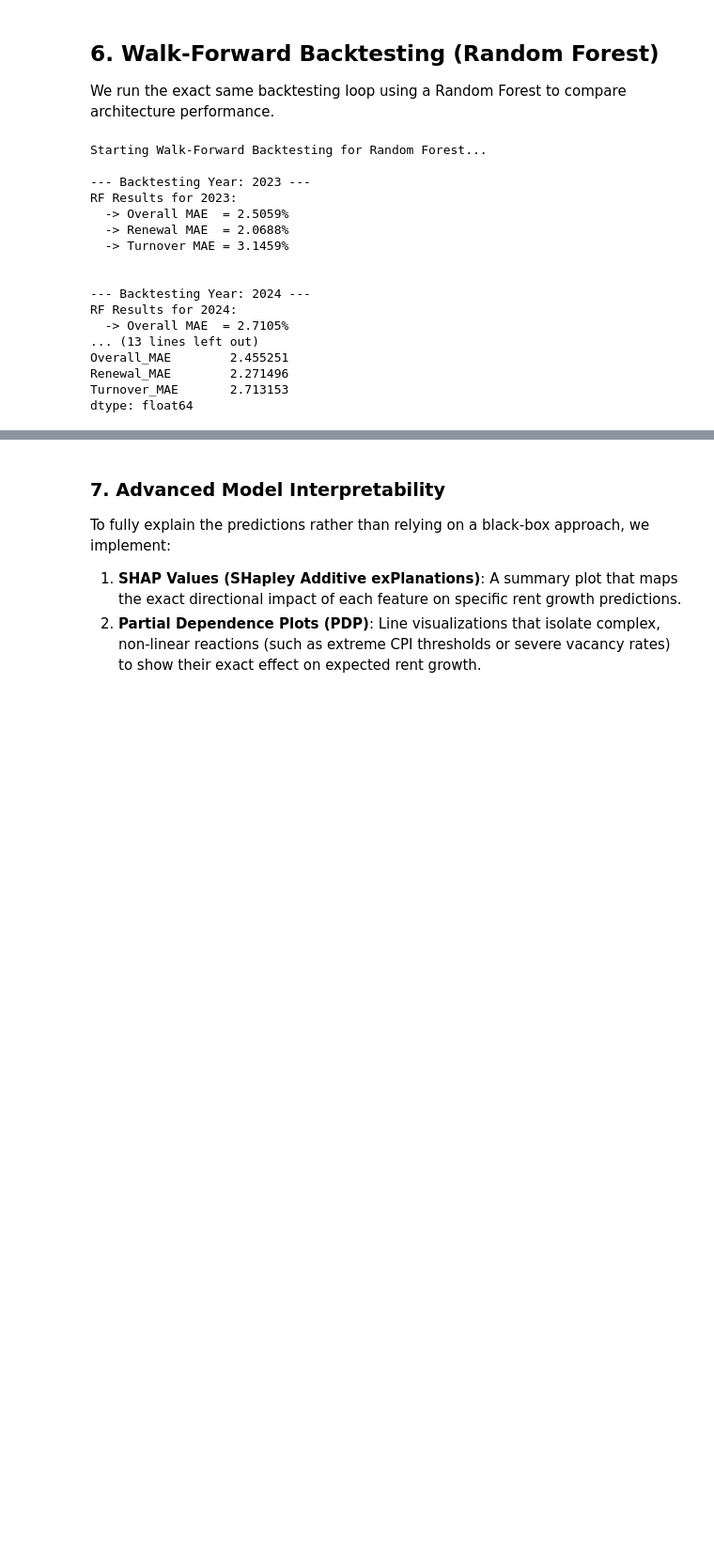
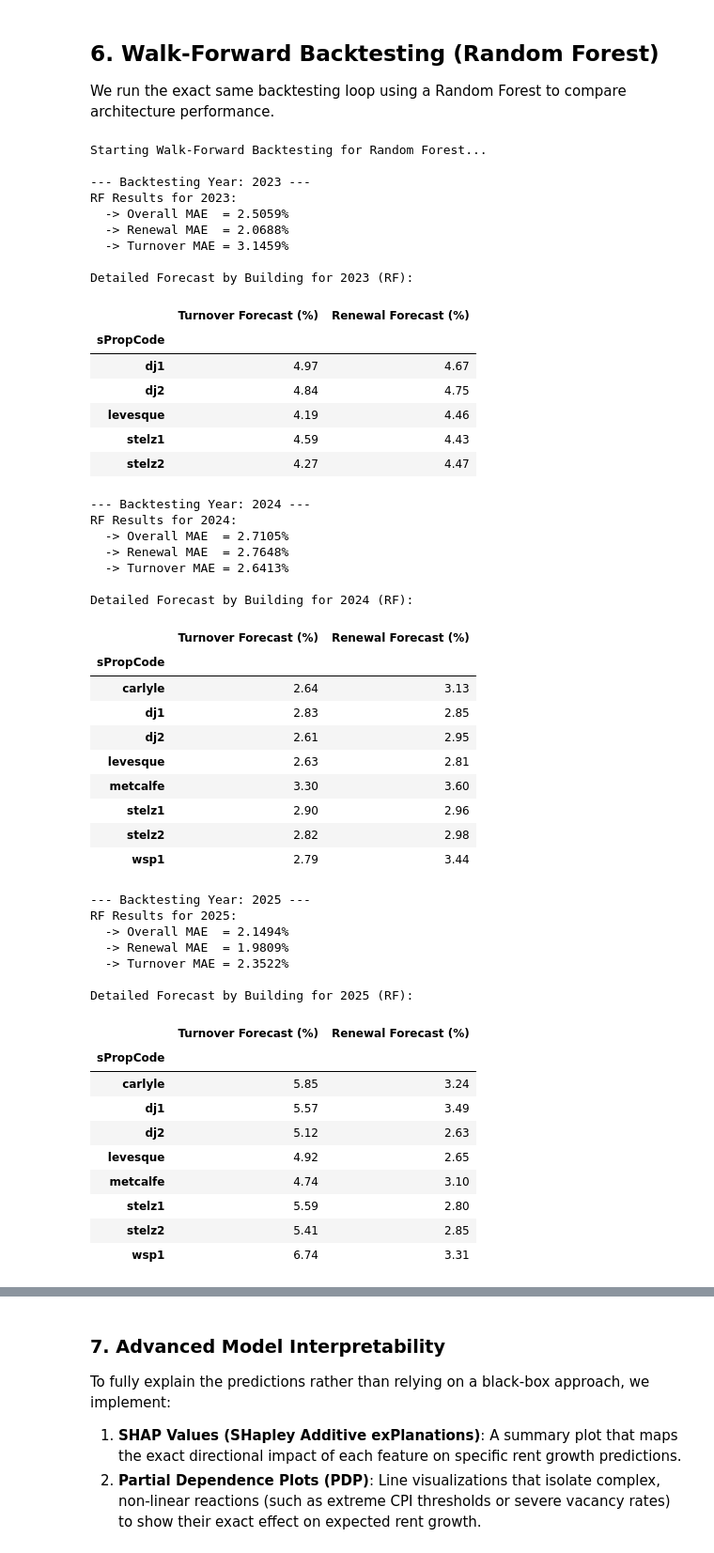
Before and after one commit to Frigonf1/codeml_jadco, a Jupyter notebook: xgboost_backtesting.ipynb, the cells around one changed output, grey strips where cells are left out. Shown at 94% size. Cells and saved outputs as stored; diff of their text form; code cells hidden in the pictures; blank space fills up the shorter version.

```diff
--- a/xgboost_backtesting.ipynb
+++ b/xgboost_backtesting.ipynb
@@ -393,6 +466,26 @@ dtype: float64
 
 We run the exact same backtesting loop using a Random Forest to compare architecture performance.
 # %%
+
+def apply_regulatory_cap(row, target_year):
+    # Turnovers are completely exempt from rent control (landlord can set open market price)
+    if row['sRenewal'] == 0:
+        return row['Predicted_Growth']
+
+    prop = str(row['sPropCode']).lower()
+
+    # 1. New Construction Exemptions (Both QC and ON)
+    # The Met (metcalfe) is in Ontario and built post-2018 -> Permanently Exempt
+    # Carlyle, stelz3, wsp1 (Westpark) are in Quebec and < 5 years old -> Exempt under Clause F
+    exempt_buildings = ['metcalfe', 'carlyle', 'stelz3', 'wsp1']
+    if prop in exempt_buildings:
+        return row['Predicted_Growth']
+
+    # 2. Quebec Rent Control (TAL)
+    # Older buildings (Levesque, dj1, dj2, stelz1, stelz2) are subject to strict TAL caps
+    tal_cap = 4.0
+    return min(row['Predicted_Growth'], tal_cap)
+
 from sklearn.ensemble import RandomForestRegressor
 
 print("Starting Walk-Forward Backtesting for Random Forest...")
@@ -434,39 +527,81 @@ for year in target_years:
     renewal_mask = X_test['sRenewal'] == 1
     turnover_mask = X_test['sRenewal'] == 0
 
     mae_renewal = mean_absolute_error(y_test[renewal_mask], preds[renewal_mask]) if renewal_mask.sum() > 0 else np.nan
     mae_turnover = mean_absolute_error(y_test[turnover_mask], preds[turnover_mask]) if turnover_mask.sum() > 0 else np.nan
 
     print(f"RF Results for {year}:")
     print(f"  -> Overall MAE  = {mae_overall:.4f}%")
     print(f"  -> Renewal MAE  = {mae_renewal:.4f}%")
     print(f"  -> Turnover MAE = {mae_turnover:.4f}%\n")
 
     rf_results.append({
         'Year': year,
         'Overall_MAE': mae_overall,
         'Renewal_MAE': mae_renewal,
         'Turnover_MAE': mae_turnover
     })
 
+    test_bldg_data = bldg_df.loc[X_test.index].copy()
+    test_bldg_data['Predicted_Growth'] = preds
+
+    print(f"Detailed Forecast by Building for {year} (RF):")
+    detailed_forecast = test_bldg_data.groupby(['sPropCode', 'sRenewal'])['Predicted_Growth'].mean().unstack().round(2)
+    detailed_forecast.columns = ['Turnover Forecast (%)', 'Renewal Forecast (%)']
+    display(detailed_forecast)
+
+
 res_df_rf = pd.DataFrame(rf_results)
 print("\n--- Average Out-of-Sample Performance (Random Forest) ---")
 print(res_df_rf.mean(numeric_only=True))
 # %% [output]
 Starting Walk-Forward Backtesting for Random Forest...
 
 --- Backtesting Year: 2023 ---
 RF Results for 2023:
   -> Overall MAE  = 2.5059%
   -> Renewal MAE  = 2.0688%
   -> Turnover MAE = 3.1459%
 
-
---- Backtesting Year: 2024 ---
-RF Results for 2024:
-  -> Overall MAE  = 2.7105%
-... (13 lines left out)
-Overall_MAE        2.455251
-Renewal_MAE        2.271496
-Turnover_MAE       2.713153
-dtype: float64
+Detailed Forecast by Building for 2023 (RF):
+|  | Turnover Forecast (%) | Renewal Forecast (%) |
+| sPropCode |  |  |
+| dj1 | 4.97 | 4.67 |
+| dj2 | 4.84 | 4.75 |
+| levesque | 4.19 | 4.46 |
+| stelz1 | 4.59 | 4.43 |
+| stelz2 | 4.27 | 4.47 |
+--- Backtesting Year: 2024 ---
+RF Results for 2024:
+  -> Overall MAE  = 2.7105%
+  -> Renewal MAE  = 2.7648%
+  -> Turnover MAE = 2.6413%
+
+Detailed Forecast by Building for 2024 (RF):
+|  | Turnover Forecast (%) | Renewal Forecast (%) |
+| sPropCode |  |  |
+| carlyle | 2.64 | 3.13 |
+| dj1 | 2.83 | 2.85 |
+| dj2 | 2.61 | 2.95 |
+| levesque | 2.63 | 2.81 |
+| metcalfe | 3.30 | 3.60 |
+| stelz1 | 2.90 | 2.96 |
+| stelz2 | 2.82 | 2.98 |
+| wsp1 | 2.79 | 3.44 |
+--- Backtesting Year: 2025 ---
+RF Results for 2025:
+  -> Overall MAE  = 2.1494%
+  -> Renewal MAE  = 1.9809%
+  -> Turnover MAE = 2.3522%
+
+Detailed Forecast by Building for 2025 (RF):
+|  | Turnover Forecast (%) | Renewal Forecast (%) |
+| sPropCode |  |  |
+| carlyle | 5.85 | 3.24 |
+| dj1 | 5.57 | 3.49 |
+| dj2 | 5.12 | 2.63 |
+| levesque | 4.92 | 2.65 |
+| metcalfe | 4.74 | 3.10 |
+| stelz1 | 5.59 | 2.80 |
+| stelz2 | 5.41 | 2.85 |
+| wsp1 | 6.74 | 3.31 |
```
Also changed, not shown: parts of 8 cells of this notebook, 4 other files.
